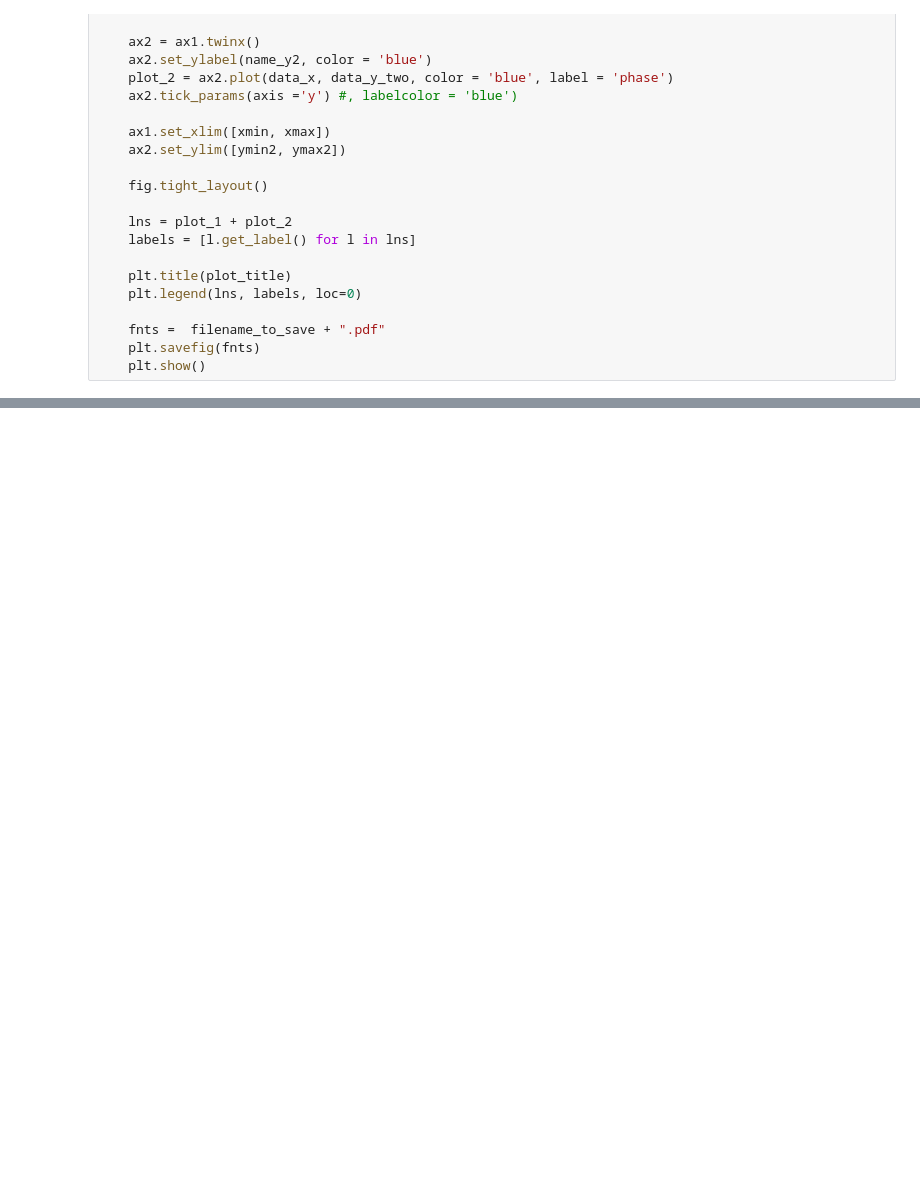
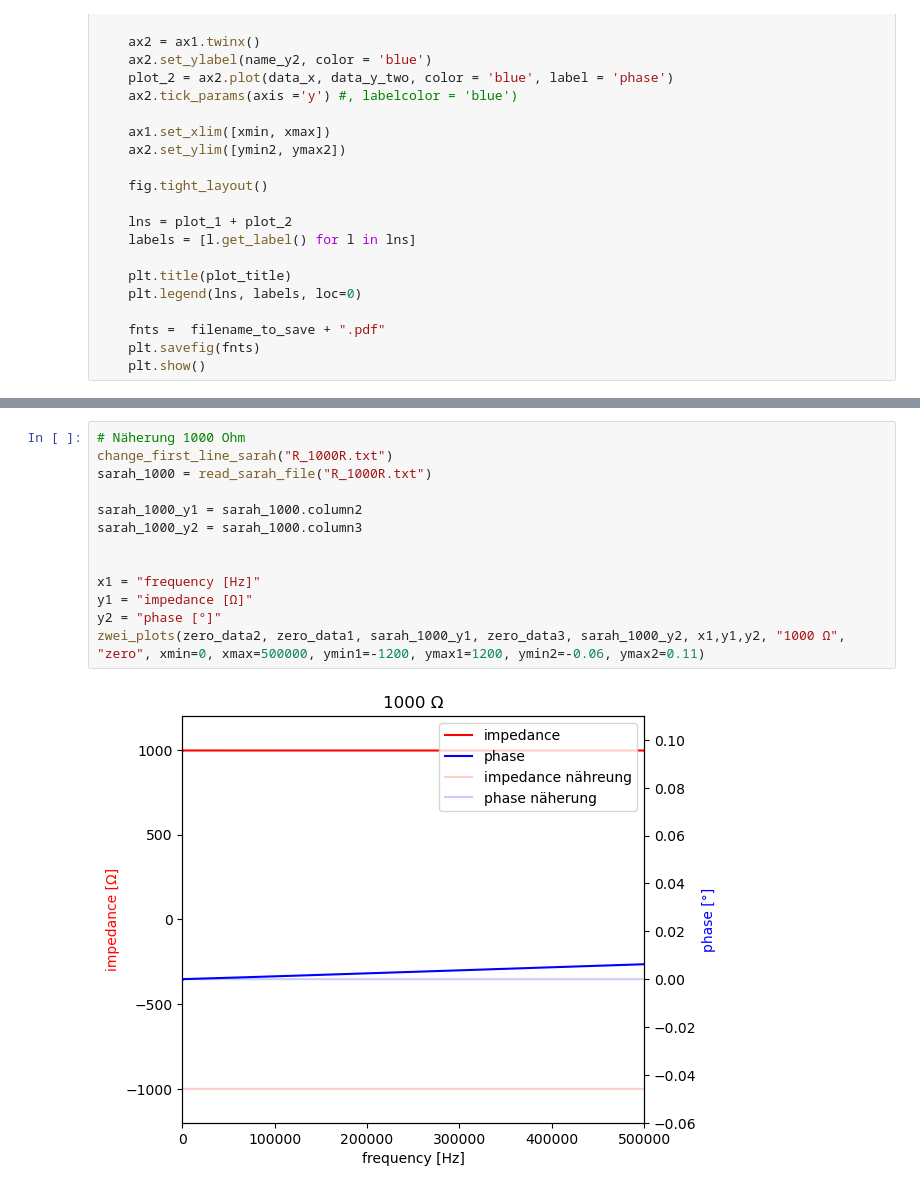
Before and after one commit to gravity225/impedanz, a Jupyter notebook: impedanz.ipynb, the cells around one changed output, grey strips where cells are left out. Cells and saved outputs as stored; diff of their text form; blank space fills up the shorter version.

```diff
--- a/impedanz.ipynb
+++ b/impedanz.ipynb
@@ -392,0 +401,15 @@ zwei_plots(two_data2, two_data1,data_1, two_data3, data_2, x1,y1,y2, "sarah test
+# %%
+# Näherung 1000 Ohm
+change_first_line_sarah("R_1000R.txt")
+sarah_1000 = read_sarah_file("R_1000R.txt")
+
+sarah_1000_y1 = sarah_1000.column2
+sarah_1000_y2 = sarah_1000.column3
+
+
+x1 = "frequency [Hz]"
+y1 = "impedance [Ω]"
+y2 = "phase [°]"
+zwei_plots(zero_data2, zero_data1, sarah_1000_y1, zero_data3, sarah_1000_y2, x1,y1,y2, "1000 Ω", "zero", xmin=0, xmax=500000, ymin1=-1200, ymax1=1200, ymin2=-0.06, ymax2=0.11)
+# %% [output]
+[figure, added]
```
Also changed, not shown: parts of 4 cells of this notebook, 12 other files.
